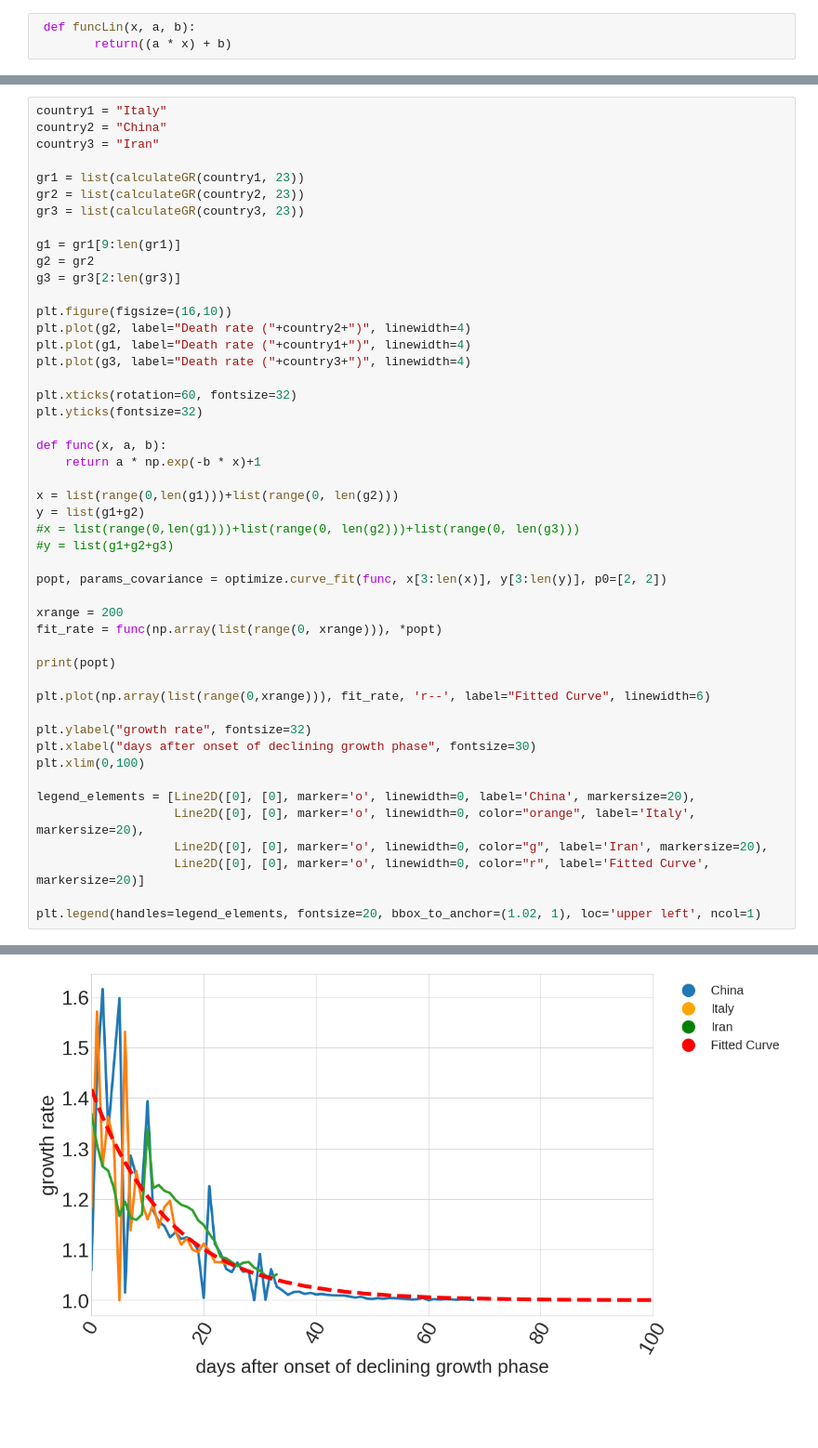
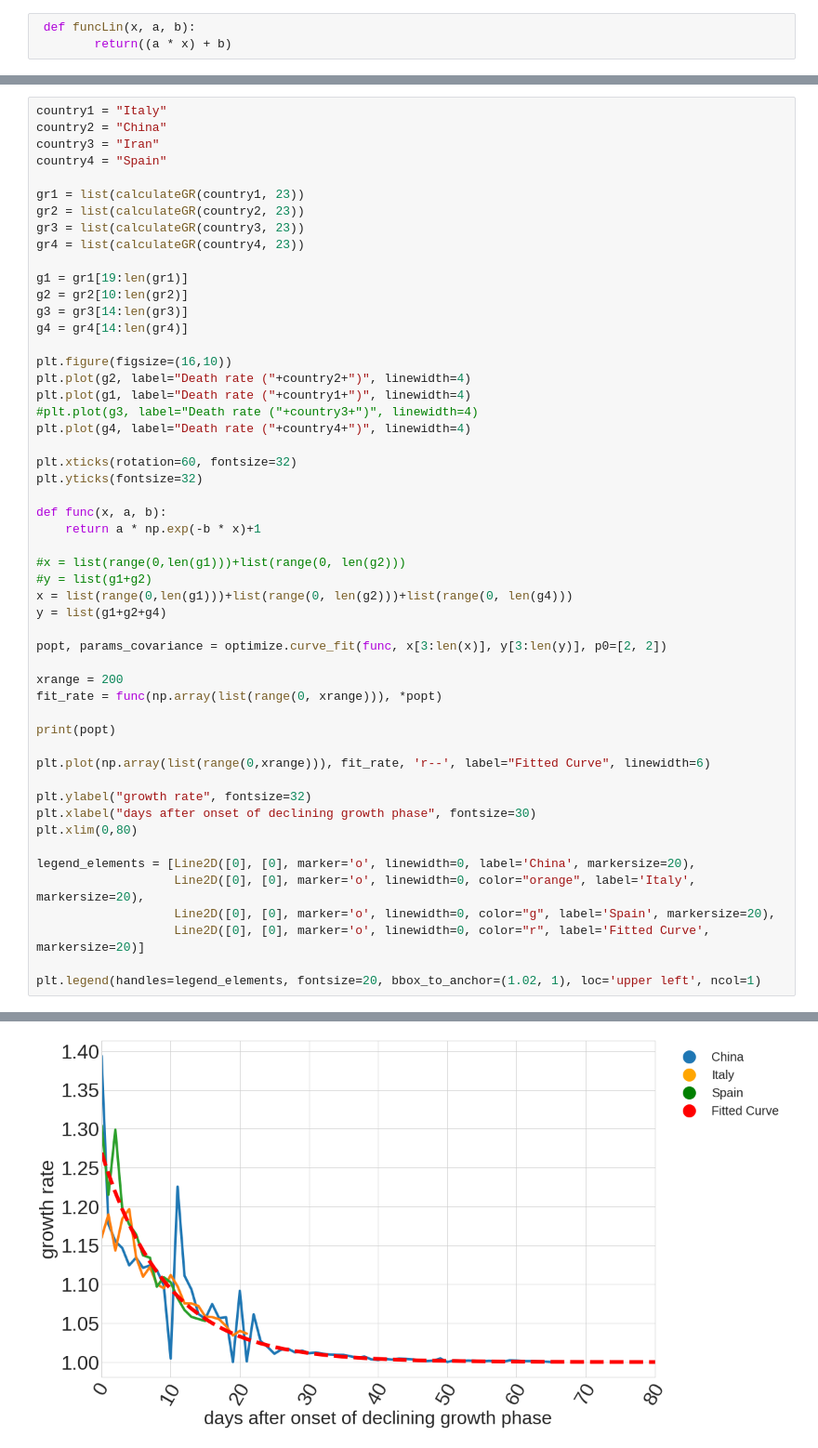
Before and after one commit to lachmann12/covid19, a Jupyter notebook: Predict exponential.ipynb, the cells around one changed output, grey strips where cells are left out. Shown at 93% size. Cells and saved outputs as stored; diff of their text form; blank space fills up the shorter version.

```diff
--- a/Predict exponential.ipynb
+++ b/Predict exponential.ipynb
@@ -335,19 +421,23 @@ def fitLinear(x):
 country1 = "Italy"
 country2 = "China"
 country3 = "Iran"
+country4 = "Spain"
 
 gr1 = list(calculateGR(country1, 23))
 gr2 = list(calculateGR(country2, 23))
 gr3 = list(calculateGR(country3, 23))
+gr4 = list(calculateGR(country4, 23))
 
-g1 = gr1[9:len(gr1)]
-g2 = gr2
-g3 = gr3[2:len(gr3)]
+g1 = gr1[19:len(gr1)]
+g2 = gr2[10:len(gr2)]
+g3 = gr3[14:len(gr3)]
+g4 = gr4[14:len(gr4)]
 
 plt.figure(figsize=(16,10))
 plt.plot(g2, label="Death rate ("+country2+")", linewidth=4)
 plt.plot(g1, label="Death rate ("+country1+")", linewidth=4)
-plt.plot(g3, label="Death rate ("+country3+")", linewidth=4)
+#plt.plot(g3, label="Death rate ("+country3+")", linewidth=4)
+plt.plot(g4, label="Death rate ("+country4+")", linewidth=4)
 
 plt.xticks(rotation=60, fontsize=32)
 plt.yticks(fontsize=32)
@@ -355,10 +445,10 @@ plt.yticks(fontsize=32)
 def func(x, a, b):
     return a * np.exp(-b * x)+1
 
-x = list(range(0,len(g1)))+list(range(0, len(g2)))
-y = list(g1+g2)
-#x = list(range(0,len(g1)))+list(range(0, len(g2)))+list(range(0, len(g3)))
-#y = list(g1+g2+g3)
+#x = list(range(0,len(g1)))+list(range(0, len(g2)))
+#y = list(g1+g2)
+x = list(range(0,len(g1)))+list(range(0, len(g2)))+list(range(0, len(g4)))
+y = list(g1+g2+g4)
 
 popt, params_covariance = optimize.curve_fit(func, x[3:len(x)], y[3:len(y)], p0=[2, 2])
 
@@ -371,11 +461,11 @@ plt.plot(np.array(list(range(0,xrange))), fit_rate, 'r--', label="Fitted Curve",
 
 plt.ylabel("growth rate", fontsize=32)
 plt.xlabel("days after onset of declining growth phase", fontsize=30)
-plt.xlim(0,100)
+plt.xlim(0,80)
 
 legend_elements = [Line2D([0], [0], marker='o', linewidth=0, label='China', markersize=20),
                    Line2D([0], [0], marker='o', linewidth=0, color="orange", label='Italy', markersize=20),
-                   Line2D([0], [0], marker='o', linewidth=0, color="g", label='Iran', markersize=20),
+                   Line2D([0], [0], marker='o', linewidth=0, color="g", label='Spain', markersize=20),
                    Line2D([0], [0], marker='o', linewidth=0, color="r", label='Fitted Curve', markersize=20)]
 
 plt.legend(handles=legend_elements, fontsize=20, bbox_to_anchor=(1.02, 1), loc='upper left', ncol=1)
@@ -384,2 +474,2 @@ plt.legend(handles=legend_elements, fontsize=20, bbox_to_anchor=(1.02, 1), loc='
 <matplotlib.legend.Legend at 0x...>
-[figure, old version]
+[figure, new version]
```
Also changed, not shown: parts of 19 cells of this notebook.
